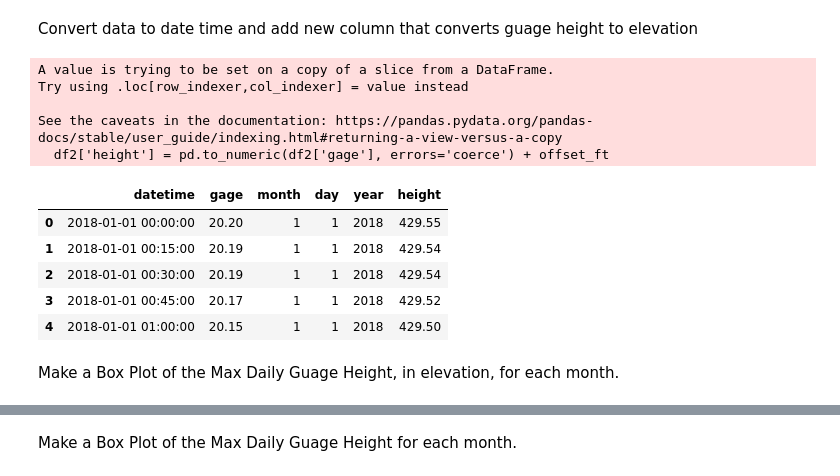
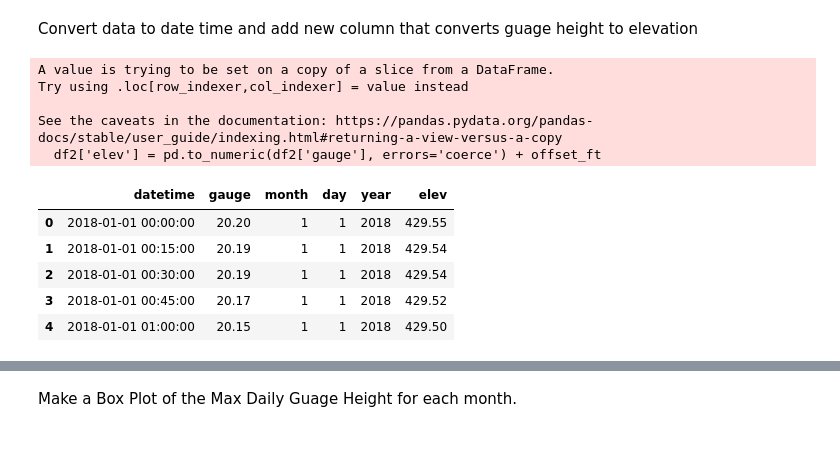
Before and after one commit to Raybies/GreenRiverFerryRiver, a Jupyter notebook: GRF_VA.ipynb, the cells around one changed output, grey strips where cells are left out. Drawn from its saved outputs; the diff is of its cells as text; code cells hidden in the pictures; blank space fills up the shorter version.

```diff
--- a/GRF_VA.ipynb
+++ b/GRF_VA.ipynb
@@ -106,40 +60,38 @@ print(df.head())
 Convert data to date time and add new column that converts guage height to elevation
 # %%
 # Rename columns for clarity
-df = df.rename(columns={"220645_00065_cd":"approved", "tz_cd":"timezone", "220645_00065":"gage"})
+df = df.rename(columns={"220645_00065_cd":"approved", "tz_cd":"timezone", "220645_00065":"gauge"})
 
 # Remove the first row of the DataFrame
 df = df.iloc[1:]
 
 # Reset the index of the DataFrame
 df = df.reset_index(drop=True)
 
 # Convert the 'dateTime' column to datetime format
 df['datetime'] = pd.to_datetime(df['datetime'])
 df['month'] = df['datetime'].dt.month
 df['day'] = df['datetime'].dt.day
 df['year'] = df['datetime'].dt.year
 
 # Create a new DataFrame with the desired columns
-df2 = df[['datetime', 'gage', 'month', 'day', 'year']]
+df2 = df[['datetime', 'gauge', 'month', 'day', 'year']]
 
 # Add 'height' column: gage + offset (use offset_ft defined in later cells)
 offset_ft = 409.35
-df2['height'] = pd.to_numeric(df2['gage'], errors='coerce') + offset_ft
+df2['elev'] = pd.to_numeric(df2['gauge'], errors='coerce') + offset_ft
 
 # Display Data to check
 df2.head()
 # %% [output]
 A value is trying to be set on a copy of a slice from a DataFrame.
 Try using .loc[row_indexer,col_indexer] = value instead
 
 See the caveats in the documentation: https://pandas.pydata.org/pandas-docs/stable/user_guide/indexing.html#returning-a-view-versus-a-copy
-  df2['height'] = pd.to_numeric(df2['gage'], errors='coerce') + offset_ft
+  df2['elev'] = pd.to_numeric(df2['gauge'], errors='coerce') + offset_ft
-|  | datetime | gage | month | day | year | height |
+|  | datetime | gauge | month | day | year | elev |
 | 0 | 2018-01-01 00:00:00 | 20.20 | 1 | 1 | 2018 | 429.55 |
 | 1 | 2018-01-01 00:15:00 | 20.19 | 1 | 1 | 2018 | 429.54 |
 | 2 | 2018-01-01 00:30:00 | 20.19 | 1 | 1 | 2018 | 429.54 |
 | 3 | 2018-01-01 00:45:00 | 20.17 | 1 | 1 | 2018 | 429.52 |
 | 4 | 2018-01-01 01:00:00 | 20.15 | 1 | 1 | 2018 | 429.50 |
-# %% [markdown]
-Make a Box Plot of the Max Daily Guage Height, in elevation, for each month.
```
Also changed, not shown: parts of 22 cells of this notebook.
